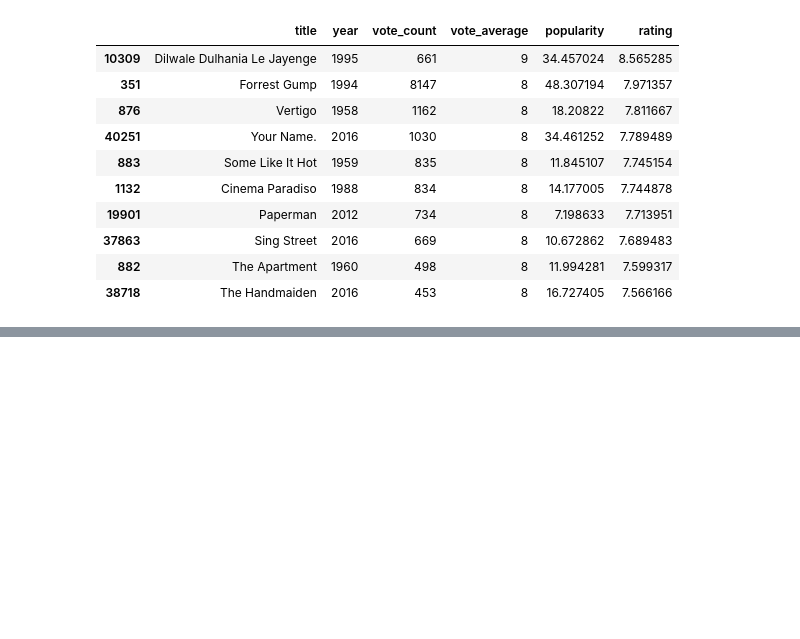
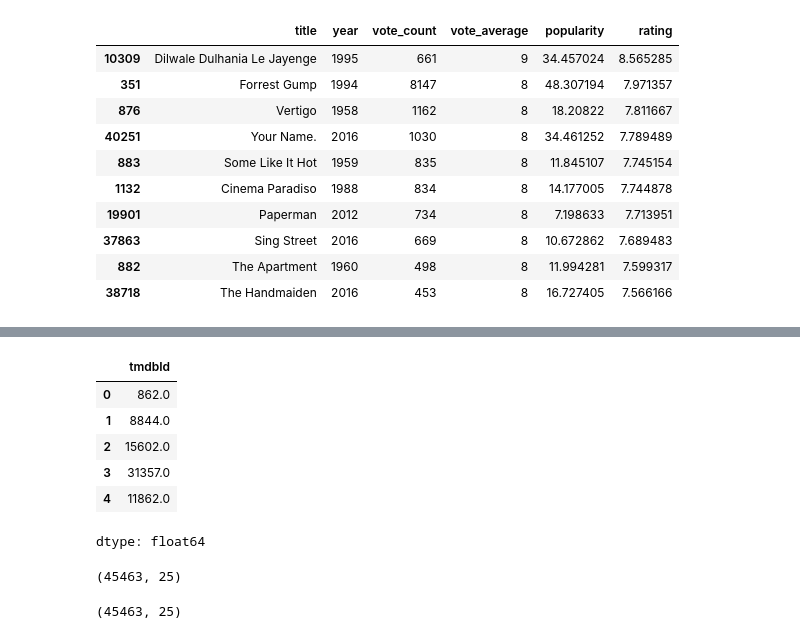
Before and after one commit to mcucii/ML-Kaggle-projects, a Jupyter notebook: Movie Recommender Systems/Movie_Recommender_Systems.ipynb, the cells around one changed output, grey strips where cells are left out. Cells and saved outputs as stored; diff of their text form; code cells hidden in the pictures; blank space fills up the shorter version.

```diff
--- a/Movie Recommender Systems/Movie_Recommender_Systems.ipynb
+++ b/Movie Recommender Systems/Movie_Recommender_Systems.ipynb
@@ -179,0 +199,21 @@ top_romance_movies.head(10)
+# %%
+sm = sm[sm['tmdbId'].notnull()]['tmdbId']
+sm.head()
+# %% [output]
+|  | tmdbId |
+| 0 | 862.0 |
+| 1 | 8844.0 |
+| 2 | 15602.0 |
+| 3 | 31357.0 |
+| 4 | 11862.0 |
+dtype: float64
+# %%
+md.shape
+# %% [output]
+(45463, 25)
+# %%
+md = md[md['id'].apply(lambda x: str(x).isdigit())]
+md['id'] = md['id'].astype(int)
+md.shape
+# %% [output]
+(45463, 25)
```
Also changed, not shown: parts of 18 cells of this notebook.
